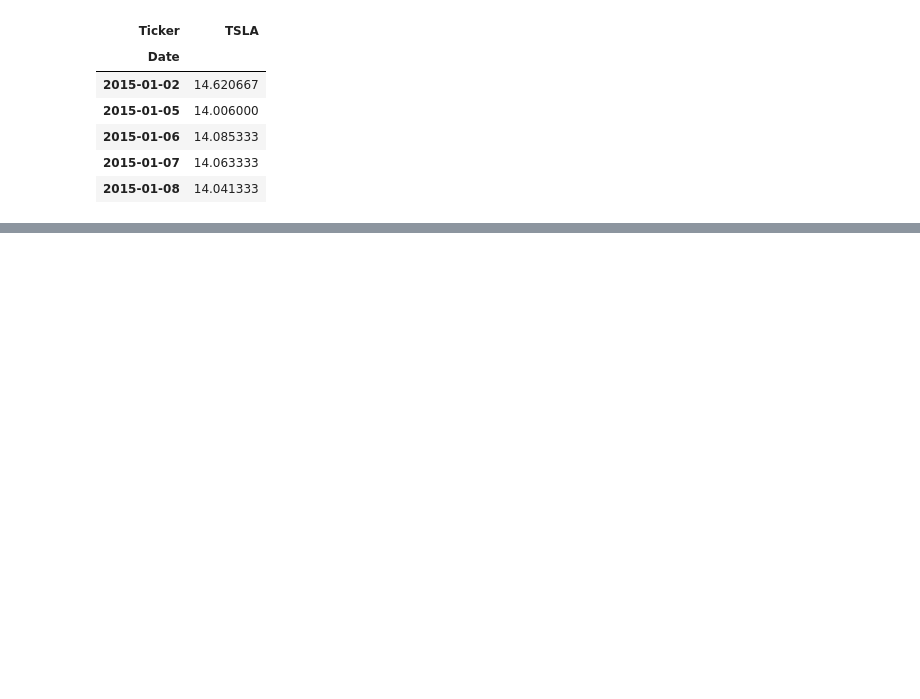
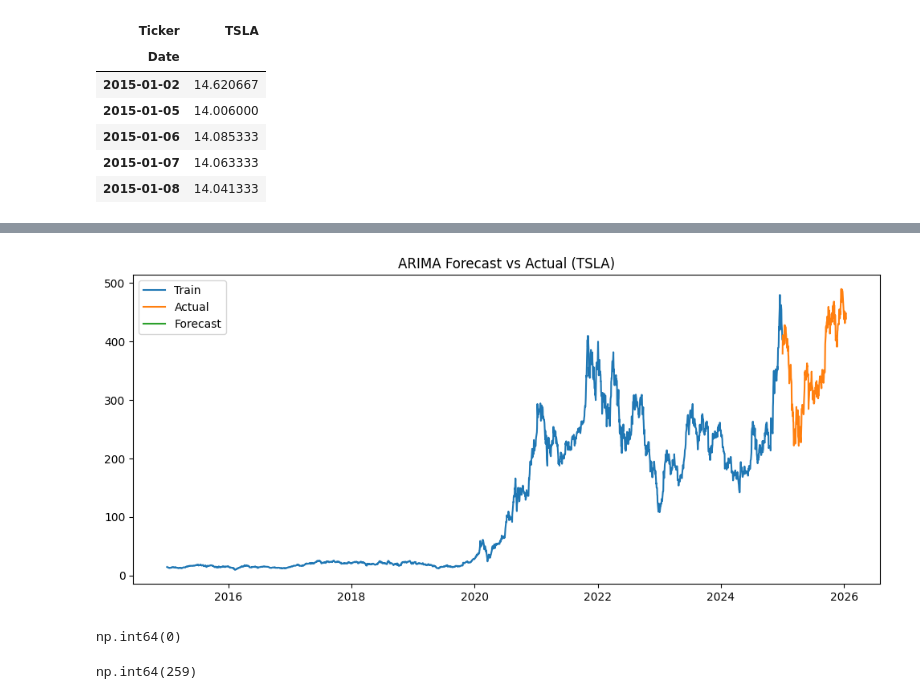
Before and after one commit to linat117/Time-Series-Forecasting-for-Portfolio-Management-Optimization, a Jupyter notebook: notebooks/02_arima_model_tsla.ipynb, the cells around one changed output, grey strips where cells are left out. Drawn from its saved outputs; the diff is of its cells as text; code cells hidden in the pictures; blank space fills up the shorter version.

```diff
--- a/notebooks/02_arima_model_tsla.ipynb
+++ b/notebooks/02_arima_model_tsla.ipynb
@@ -36,0 +46,9 @@ test = tsla_prices.loc['2025-01-01':]
+# %%
+model = auto_arima(
+    train,
+    seasonal=False,
+    stepwise=True,
+    suppress_warnings=True
+)
+
+model.summary()
@@ -36,0 +72,13 @@ test = tsla_prices.loc['2025-01-01':]
+# %%
+forecast = model.predict(n_periods=len(test))
+forecast = pd.Series(forecast, index=test.index)
+# %%
+plt.figure(figsize=(12,5))
+plt.plot(train, label="Train")
+plt.plot(test, label="Actual")
+plt.plot(forecast, label="Forecast")
+plt.legend()
+plt.title("ARIMA Forecast vs Actual (TSLA)")
+plt.show()
+# %% [output]
+[figure, added]
@@ -36,0 +88,11 @@ test = tsla_prices.loc['2025-01-01':]
+# %%
+np.isnan(forecast_values).sum()
+np.isnan(test_values).sum()
+# %% [output]
+np.int64(0)
+# %%
+forecast.head()
+forecast.tail()
+forecast.isna().sum()
+# %% [output]
+np.int64(259)
```
Also changed, not shown: parts of 11 cells of this notebook.
